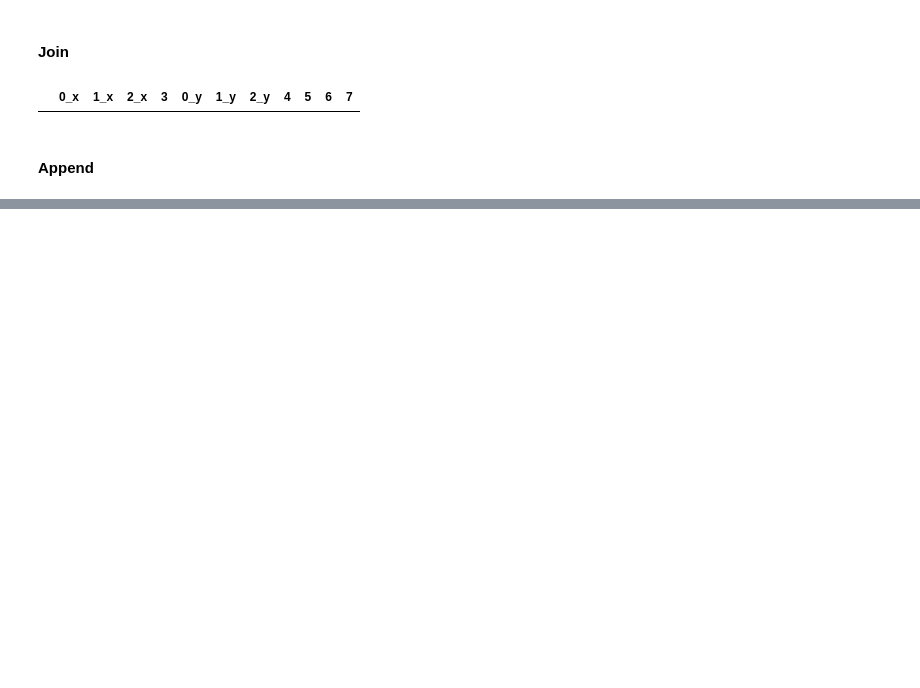
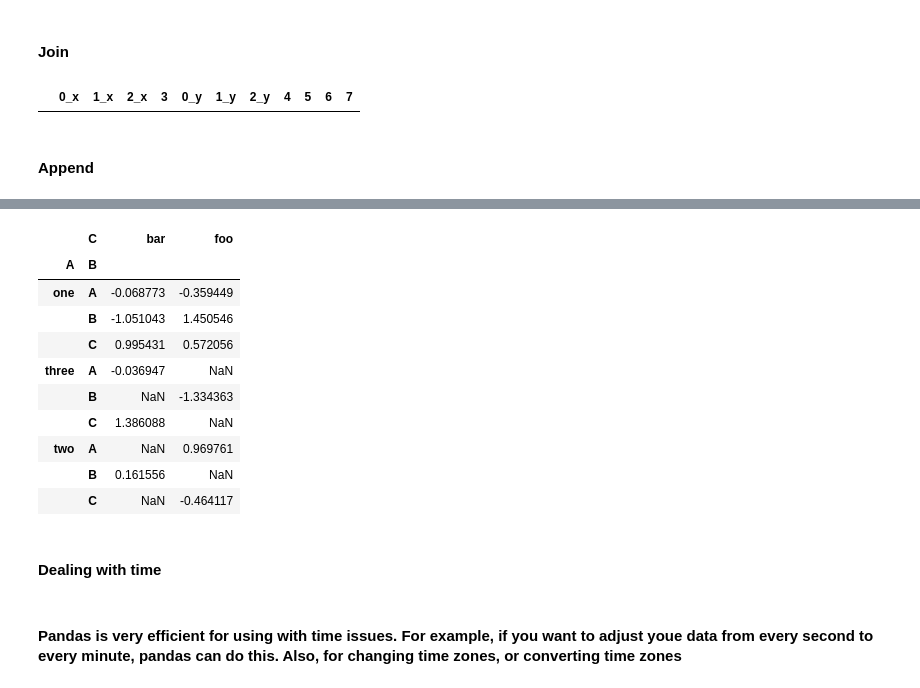
Before and after one commit to BarryClarke/10-minutes-to-Pandas, a Jupyter notebook: Pandas Tutorial.ipynb, the cells around one changed output, grey strips where cells are left out. Cells and saved outputs as stored; diff of their text form; code cells hidden in the pictures; blank space fills up the shorter version.

Commit message:
Pandas tutorial session 4

```diff
--- a/Pandas Tutorial.ipynb
+++ b/Pandas Tutorial.ipynb
@@ -600,0 +658,19 @@ df.append(s, ignore_index=True)
+# %%
+# Using the "pivot_table" function in pandas you can do somethinglike below with the above table
+pd.pivot_table(df, values='D', index=['A', 'B'], columns=['C'])
+# %% [output]
+|  | C | bar | foo |
+| A | B |  |  |
+| one | A | -0.068773 | -0.359449 |
+|  | B | -1.051043 | 1.450546 |
+|  | C | 0.995431 | 0.572056 |
+| three | A | -0.036947 | NaN |
+|  | B | NaN | -1.334363 |
+|  | C | 1.386088 | NaN |
+| two | A | NaN | 0.969761 |
+|  | B | 0.161556 | NaN |
+|  | C | NaN | -0.464117 |
+# %% [markdown]
+#### Dealing with time
+# %% [markdown]
+#### Pandas is very efficient for using with time issues. For example, if you want to adjust youe data from every second to every minute, pandas can do this. Also, for changing time zones, or converting time zones
```
Also changed, not shown: parts of 52 cells of this notebook.
